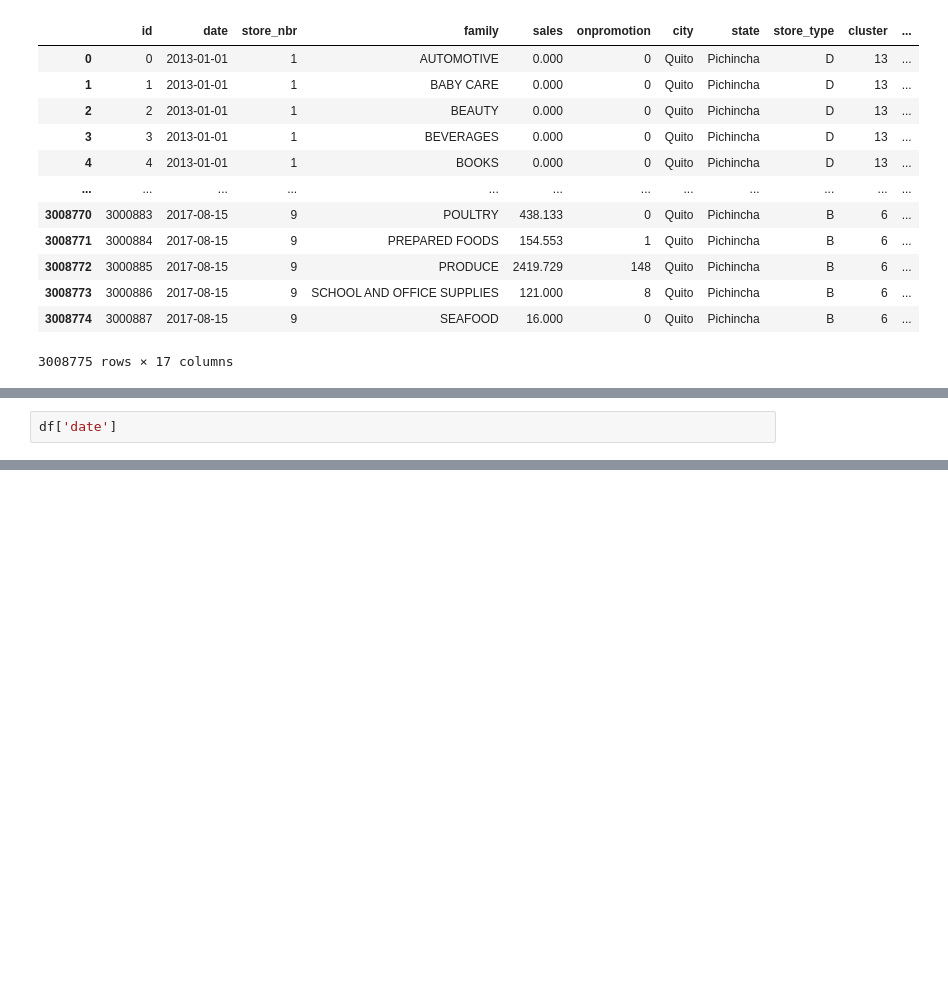
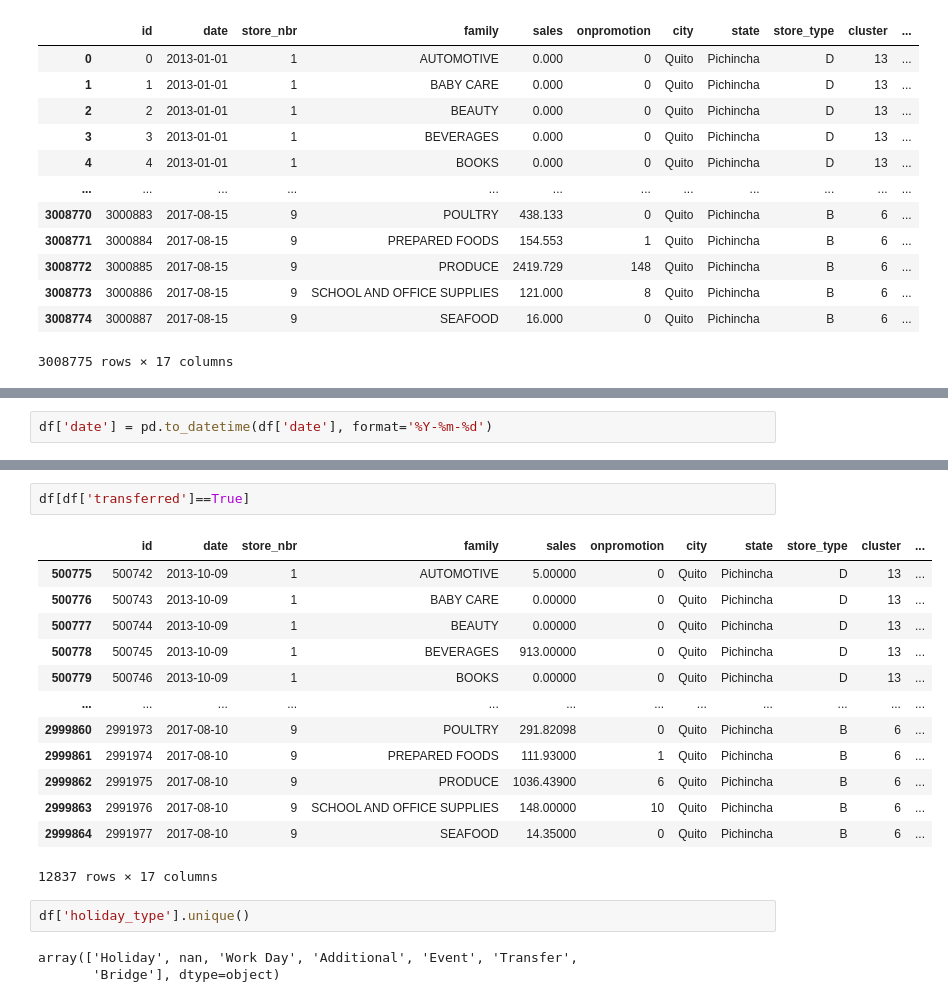
Before and after one commit to jiahui890/time-series-forecasting-store-sales, a Jupyter notebook: notebooks/feature_engineering.ipynb, the cells around one changed output, grey strips where cells are left out. Saved outputs shown, nothing was run; the diff lists cells and outputs as text; blank space fills up the shorter version.

```diff
--- a/notebooks/feature_engineering.ipynb
+++ b/notebooks/feature_engineering.ipynb
@@ -43,2 +45,2 @@ memory usage: 390.2+ MB
 # %%
-df['date']
+df['date'] = pd.to_datetime(df['date'], format='%Y-%m-%d')
@@ -57,0 +115,21 @@ Name: date, Length: 3008775, dtype: object
+# %%
+df[df['transferred']==True]
+# %% [output]
+|  | id | date | store_nbr | family | sales | onpromotion | city | state | store_type | cluster | ... |
+| 500775 | 500742 | 2013-10-09 | 1 | AUTOMOTIVE | 5.00000 | 0 | Quito | Pichincha | D | 13 | ... |
+| 500776 | 500743 | 2013-10-09 | 1 | BABY CARE | 0.00000 | 0 | Quito | Pichincha | D | 13 | ... |
+| 500777 | 500744 | 2013-10-09 | 1 | BEAUTY | 0.00000 | 0 | Quito | Pichincha | D | 13 | ... |
+| 500778 | 500745 | 2013-10-09 | 1 | BEVERAGES | 913.00000 | 0 | Quito | Pichincha | D | 13 | ... |
+| 500779 | 500746 | 2013-10-09 | 1 | BOOKS | 0.00000 | 0 | Quito | Pichincha | D | 13 | ... |
+| ... | ... | ... | ... | ... | ... | ... | ... | ... | ... | ... | ... |
+| 2999860 | 2991973 | 2017-08-10 | 9 | POULTRY | 291.82098 | 0 | Quito | Pichincha | B | 6 | ... |
+| 2999861 | 2991974 | 2017-08-10 | 9 | PREPARED FOODS | 111.93000 | 1 | Quito | Pichincha | B | 6 | ... |
+| 2999862 | 2991975 | 2017-08-10 | 9 | PRODUCE | 1036.43900 | 6 | Quito | Pichincha | B | 6 | ... |
+| 2999863 | 2991976 | 2017-08-10 | 9 | SCHOOL AND OFFICE SUPPLIES | 148.00000 | 10 | Quito | Pichincha | B | 6 | ... |
+| 2999864 | 2991977 | 2017-08-10 | 9 | SEAFOOD | 14.35000 | 0 | Quito | Pichincha | B | 6 | ... |
+12837 rows × 17 columns
+# %%
+df['holiday_type'].unique()
+# %% [output]
+array(['Holiday', nan, 'Work Day', 'Additional', 'Event', 'Transfer',
+       'Bridge'], dtype=object)
```
Also changed, not shown: parts of 10 cells of this notebook, 2 other files.
